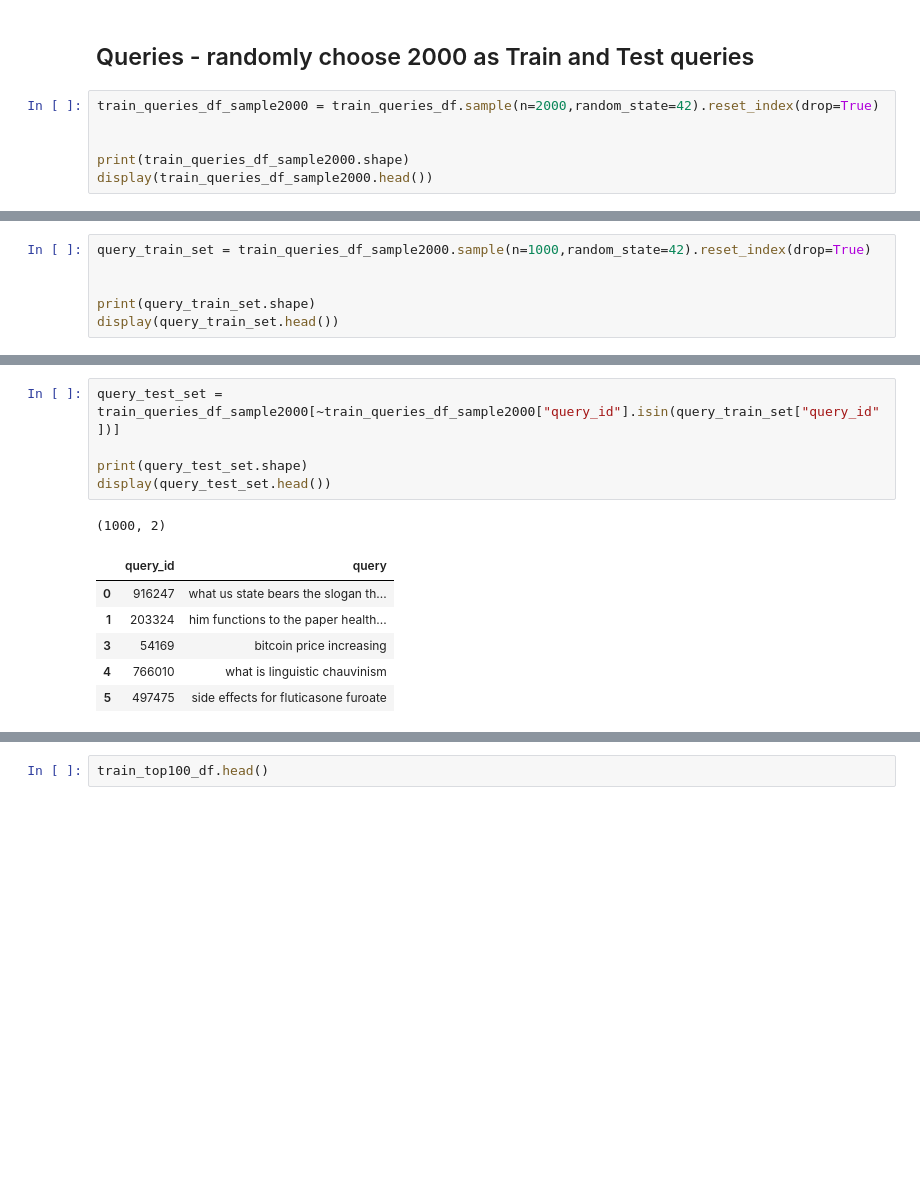
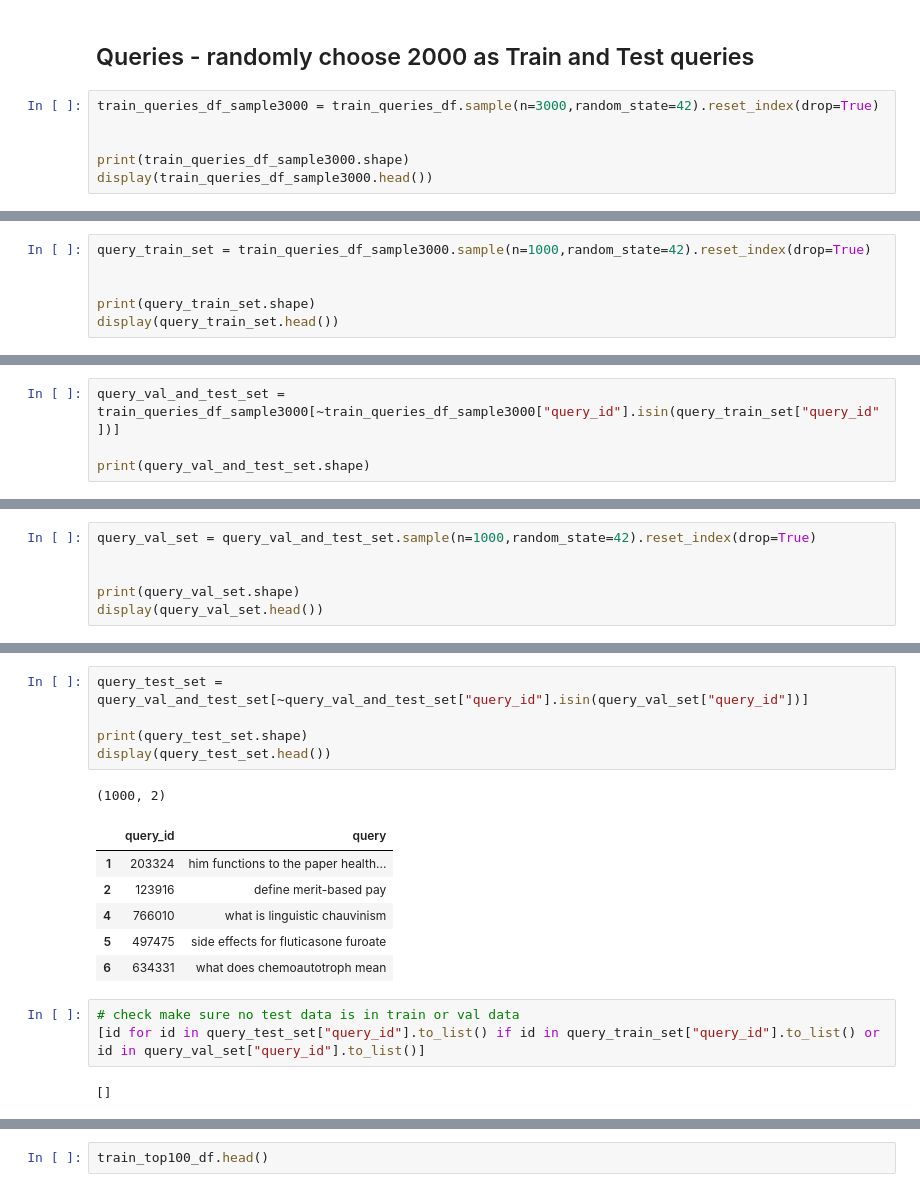
Before and after one commit to littlebeanbean7/TREC2023_passage_ranking, a Jupyter notebook: D001_data_pipeline.ipynb, the cells around one changed output, grey strips where cells are left out. Saved outputs shown, nothing was run; the diff lists cells and outputs as text; blank space fills up the shorter version.

```diff
--- a/data_pipeline.ipynb
+++ b/D001_data_pipeline.ipynb
@@ -165,9 +154,9 @@ train_top100_df = pd.read_csv('./data/passv2_train_top100.txt'
 # %% [markdown]
 ## Queries - randomly choose 2000 as Train and Test queries
 # %%
-train_queries_df_sample2000 = train_queries_df.sample(n=2000,random_state=42).reset_index(drop=True)
+train_queries_df_sample3000 = train_queries_df.sample(n=3000,random_state=42).reset_index(drop=True)
 
 
-print(train_queries_df_sample2000.shape)
-display(train_queries_df_sample2000.head())
+print(train_queries_df_sample3000.shape)
+display(train_queries_df_sample3000.head())
 # %% [output]
@@ -183,5 +172,5 @@ display(train_queries_df_sample2000.head())
 # %%
-query_train_set = train_queries_df_sample2000.sample(n=1000,random_state=42).reset_index(drop=True)
+query_train_set = train_queries_df_sample3000.sample(n=1000,random_state=42).reset_index(drop=True)
 
 
 print(query_train_set.shape)
@@ -196,0 +186,4 @@ display(query_train_set.head())
+# %%
+query_val_and_test_set = train_queries_df_sample3000[~train_queries_df_sample3000["query_id"].isin(query_train_set["query_id"])]
+
+print(query_val_and_test_set.shape)
@@ -196,0 +192,6 @@ display(query_train_set.head())
+# %%
+query_val_set = query_val_and_test_set.sample(n=1000,random_state=42).reset_index(drop=True)
+
+
+print(query_val_set.shape)
+display(query_val_set.head())
@@ -197,14 +206,19 @@ display(query_train_set.head())
 # %%
-query_test_set = train_queries_df_sample2000[~train_queries_df_sample2000["query_id"].isin(query_train_set["query_id"])]
+query_test_set = query_val_and_test_set[~query_val_and_test_set["query_id"].isin(query_val_set["query_id"])]
 
 print(query_test_set.shape)
 display(query_test_set.head())
 # %% [output]
 (1000, 2)
 |  | query_id | query |
-| 0 | 916247 | what us state bears the slogan th... |
 | 1 | 203324 | him functions to the paper health... |
-| 3 | 54169 | bitcoin price increasing |
+| 2 | 123916 | define merit-based pay |
 | 4 | 766010 | what is linguistic chauvinism |
 | 5 | 497475 | side effects for fluticasone furoate |
+| 6 | 634331 | what does chemoautotroph mean |
+# %%
+# check make sure no test data is in train or val data
+[id for id in query_test_set["query_id"].to_list() if id in query_train_set["query_id"].to_list() or id in query_val_set["query_id"].to_list()]
+# %% [output]
+[]
 # %%
```
Also changed, not shown: parts of 45 cells of this notebook, 9 other files.
